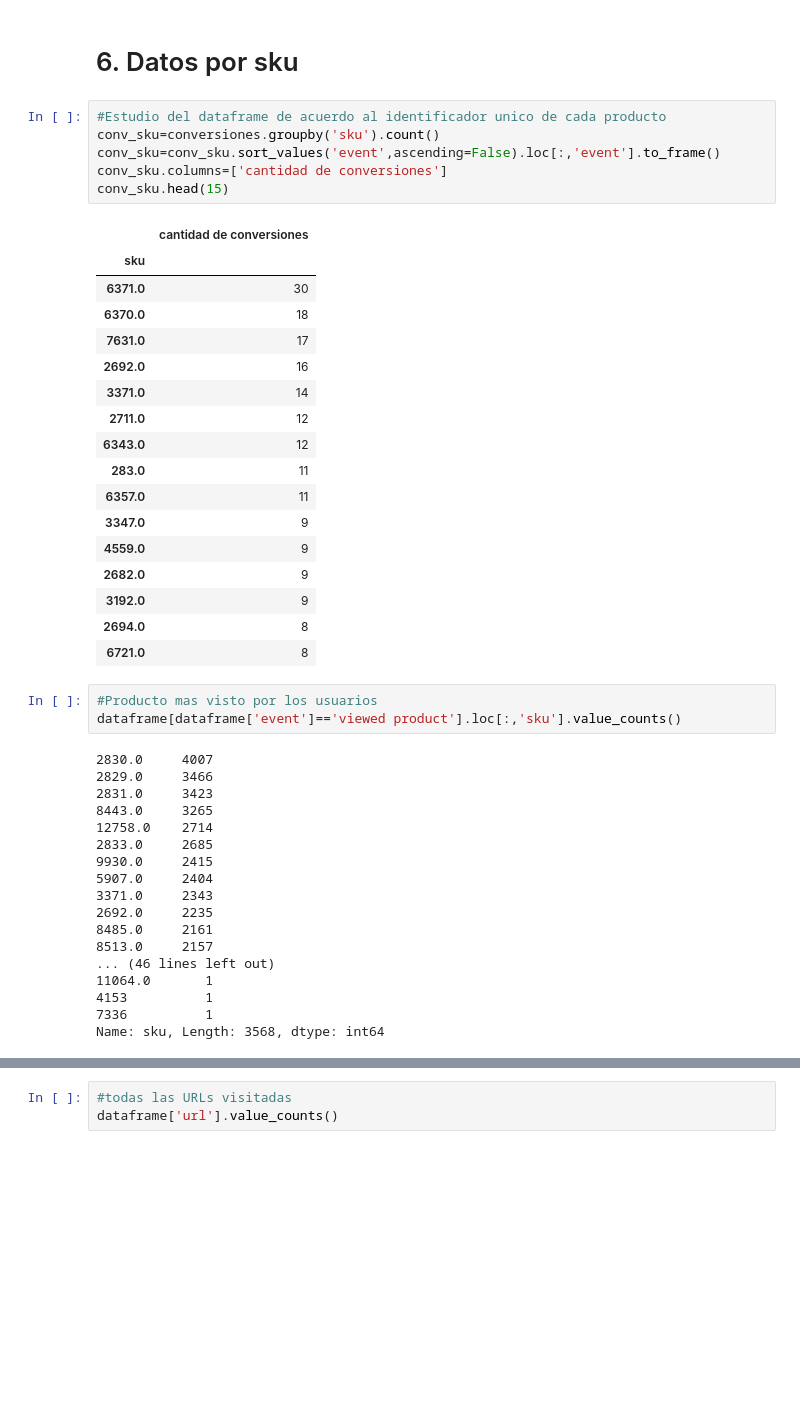
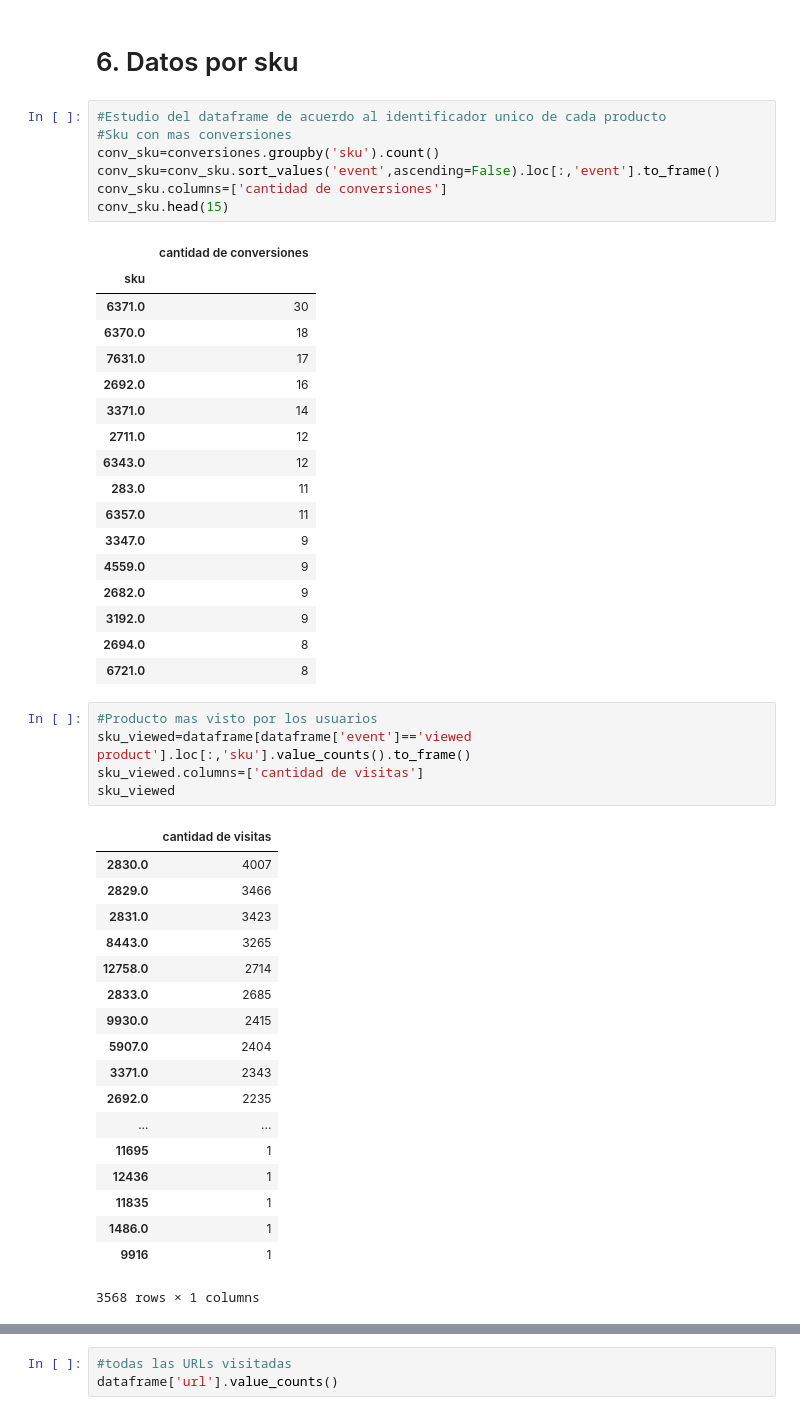
Before and after one commit to EugeniaFranchi/TP-Datos, a Jupyter notebook: TpDatos.ipynb, the cells around one changed output, grey strips where cells are left out. Saved outputs shown, nothing was run; the diff lists cells and outputs as text; blank space fills up the shorter version.

```diff
--- a/TpDatos.ipynb
+++ b/TpDatos.ipynb
@@ -643,6 +643,7 @@ plt.show()
 # 6. Datos por sku
 # %%
 #Estudio del dataframe de acuerdo al identificador unico de cada producto
+#Sku con mas conversiones
 conv_sku=conversiones.groupby('sku').count()
 conv_sku=conv_sku.sort_values('event',ascending=False).loc[:,'event'].to_frame()
 conv_sku.columns=['cantidad de conversiones']
@@ -667,22 +668,25 @@ conv_sku.head(15)
 | 6721.0 | 8 |
 # %%
 #Producto mas visto por los usuarios
-dataframe[dataframe['event']=='viewed product'].loc[:,'sku'].value_counts()
+sku_viewed=dataframe[dataframe['event']=='viewed product'].loc[:,'sku'].value_counts().to_frame()
+sku_viewed.columns=['cantidad de visitas']
+sku_viewed
 # %% [output]
+|  | cantidad de visitas |
+| 2830.0 | 4007 |
+| 2829.0 | 3466 |
+| 2831.0 | 3423 |
+| 8443.0 | 3265 |
+| 12758.0 | 2714 |
+| 2833.0 | 2685 |
+| 9930.0 | 2415 |
+| 5907.0 | 2404 |
+| 3371.0 | 2343 |
+| 2692.0 | 2235 |
+| ... | ... |
+| 11695 | 1 |
+| 12436 | 1 |
+| 11835 | 1 |
+| 1486.0 | 1 |
+| 9916 | 1 |
-2830.0     4007
-2829.0     3466
-2831.0     3423
-8443.0     3265
-12758.0    2714
-2833.0     2685
-9930.0     2415
-5907.0     2404
-3371.0     2343
-2692.0     2235
-8485.0     2161
-8513.0     2157
-... (46 lines left out)
-11064.0       1
-4153          1
-7336          1
-Name: sku, Length: 3568, dtype: int64
+3568 rows × 1 columns
```
Also changed, not shown: parts of 4 cells of this notebook.
